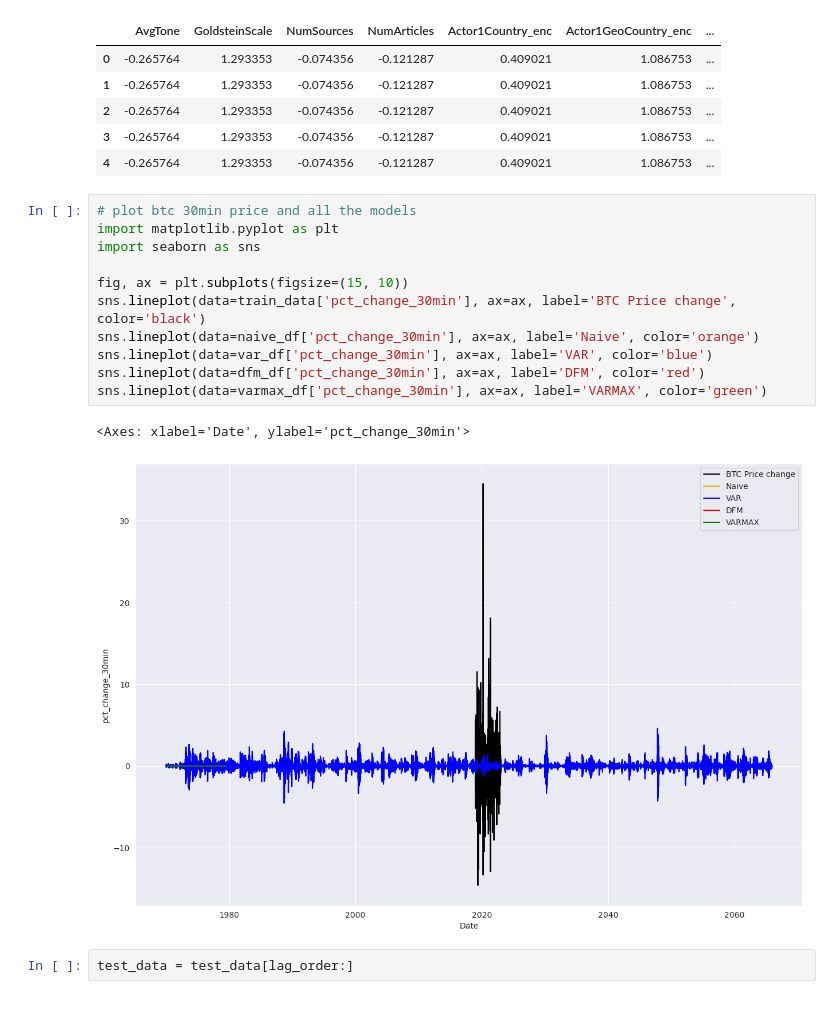
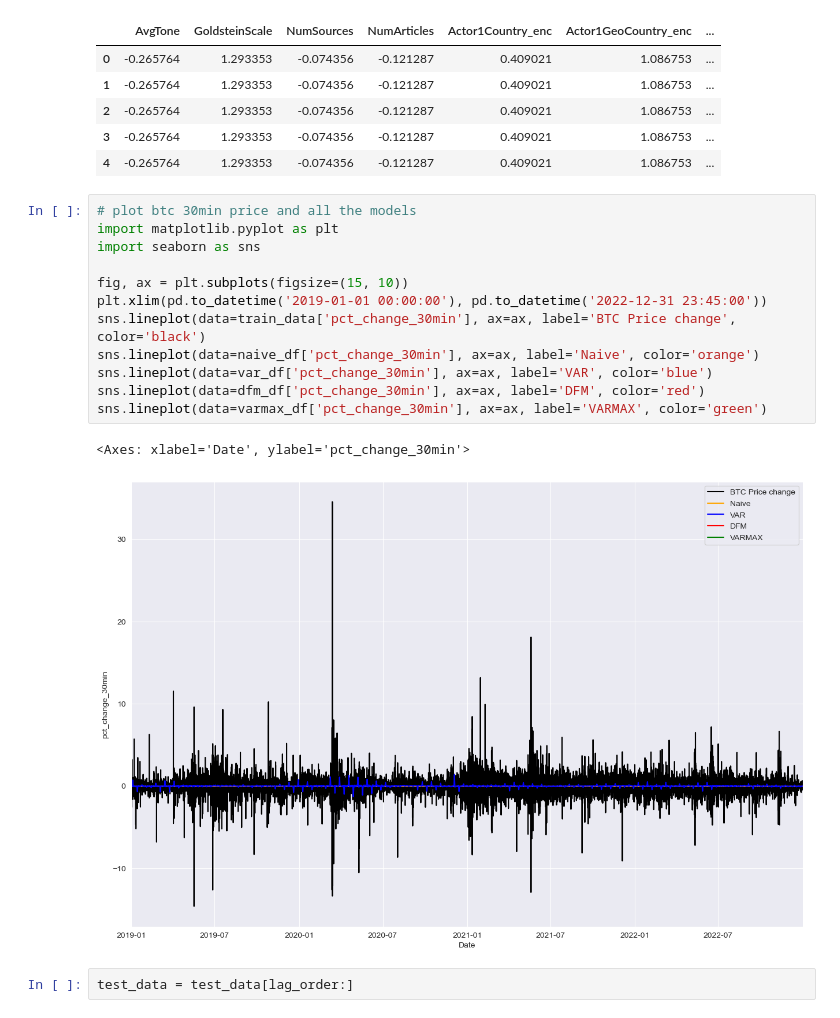
Before and after one commit to Ozzuke/GDELT-BTC, a Jupyter notebook: notebooks/13_evaluation.ipynb, the cells around one changed output. Drawn from its saved outputs; the diff is of its cells as text.

```diff
--- a/notebooks/13_evaluation.ipynb
+++ b/notebooks/13_evaluation.ipynb
@@ -151,17 +151,18 @@ naive_df.head()
 # %%
 # plot btc 30min price and all the models
 import matplotlib.pyplot as plt
 import seaborn as sns
 
 fig, ax = plt.subplots(figsize=(15, 10))
+plt.xlim(pd.to_datetime('2019-01-01 00:00:00'), pd.to_datetime('2022-12-31 23:45:00'))
 sns.lineplot(data=train_data['pct_change_30min'], ax=ax, label='BTC Price change', color='black')
 sns.lineplot(data=naive_df['pct_change_30min'], ax=ax, label='Naive', color='orange')
 sns.lineplot(data=var_df['pct_change_30min'], ax=ax, label='VAR', color='blue')
 sns.lineplot(data=dfm_df['pct_change_30min'], ax=ax, label='DFM', color='red')
 sns.lineplot(data=varmax_df['pct_change_30min'], ax=ax, label='VARMAX', color='green')
 # %% [output]
 <Axes: xlabel='Date', ylabel='pct_change_30min'>
-[figure, old version]
+[figure, new version]
 # %%
 test_data = test_data[lag_order:]
 # %%
```
Also changed, not shown: parts of 9 cells of this notebook, 1 other file.
